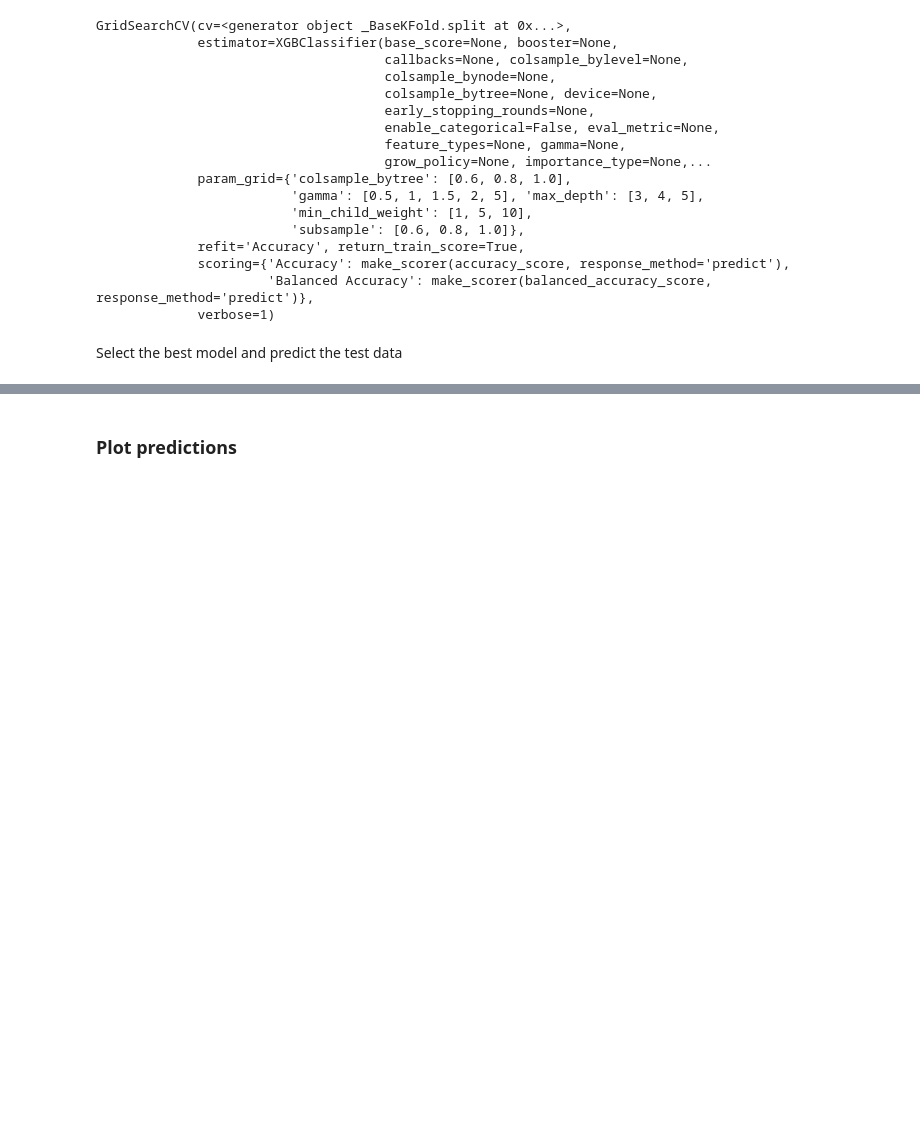
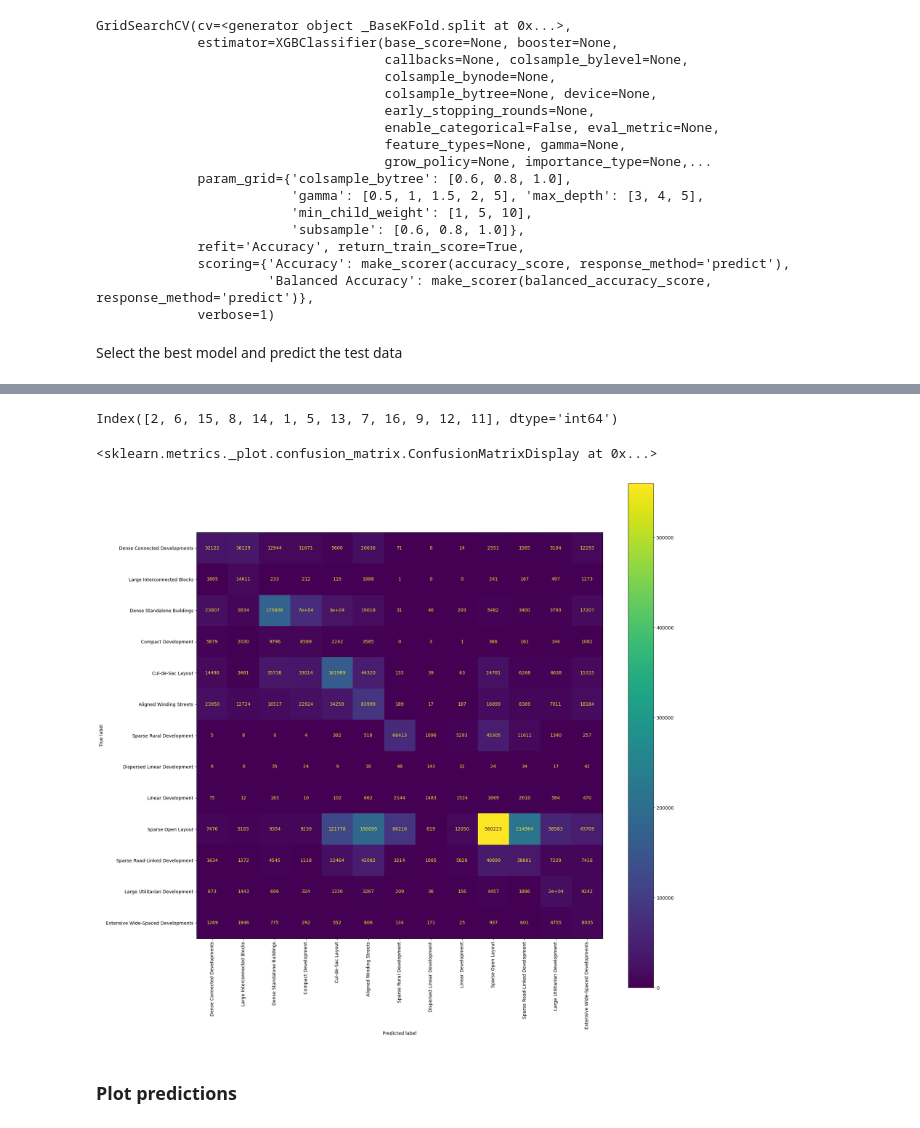
Before and after one commit to eurofab-project/morphometrics, a Jupyter notebook: notebooks/6_eurofab_model.ipynb, the cells around one changed output, grey strips where cells are left out. Saved outputs shown, nothing was run; the diff lists cells and outputs as text; code cells hidden in the pictures; blank space fills up the shorter version.

Commit message:
change labels and spatial lag

```diff
--- a/notebooks/6_eurofab_model.ipynb
+++ b/notebooks/6_eurofab_model.ipynb
@@ -153,6 +216,8 @@ y_test = pd.read_parquet('/data/uscuni-eurofab/processed_data/train_test_data/te
 # # # limit to vienna only
 # X_test = X_test[X_test.index.str.startswith('84986')]
 # y_test = y_test[y_test.index.str.startswith('84986')]
+
+y_test['final_without_noise'] = y_test['final_without_noise'].map(level_cut.to_dict())
 # %%
 X_test = X_test[~X_test.index.str.split('_').str[-1].str.startswith('-')].fillna(0)
 y_test = y_test[~y_test.index.str.split('_').str[-1].str.startswith('-')].fillna(0)
@@ -166 +234,18 @@ Wall time: 6min 56s
 mapped_predictions = factorize_y[1][predictions]
+# %%
+cluster_4_names = {1: 'Dense Connected Developments',
+ 2: 'Large Interconnected Blocks',
+ 3: 'Extensive Courtyard Complexes',
+ 4: 'Massive Connected Aggregations',
+ 5: 'Dense Standalone Buildings',
+ 6: 'Compact Development',
+ 7: 'Cul-de-Sac Layout',
+ 8: 'Aligned Winding Streets',
+ 9: 'Sparse Rural Development',
+ 10: 'Large Wide-Spaced Complexes',
+ 11: 'Dispersed Linear Development',
+ 12: 'Linear Development',
+ 13: 'Sparse Open Layout',
+ 14: 'Sparse Road-Linked Development',
+ 15: 'Large Utilitarian Development',
+ 16: 'Extensive Wide-Spaced Developments'}
@@ -172,3 +294,19 @@ accuracy_score(mapped_predictions, y_test)
+# %%
+factorize_y[1]
+# %% [output]
+Index([2, 6, 15, 8, 14, 1, 5, 13, 7, 16, 9, 12, 11], dtype='int64')
+# %%
+cm = confusion_matrix(y_test, mapped_predictions, )
+# %%
+disp = ConfusionMatrixDisplay(confusion_matrix=cm,
+                              display_labels=[cluster_4_names[k] for k in sorted(factorize_y[1])]
+                             )
+# %%
+fig,ax = plt.subplots(figsize=(20,20))
+disp.plot( xticks_rotation = 'vertical', ax=ax)
+# %% [output]
+<sklearn.metrics._plot.confusion_matrix.ConfusionMatrixDisplay at 0x...>
+[figure, added]
 # %% [markdown]
 ### Plot predictions
 # %%
```
Also changed, not shown: parts of 20 cells of this notebook, 4 other files.
